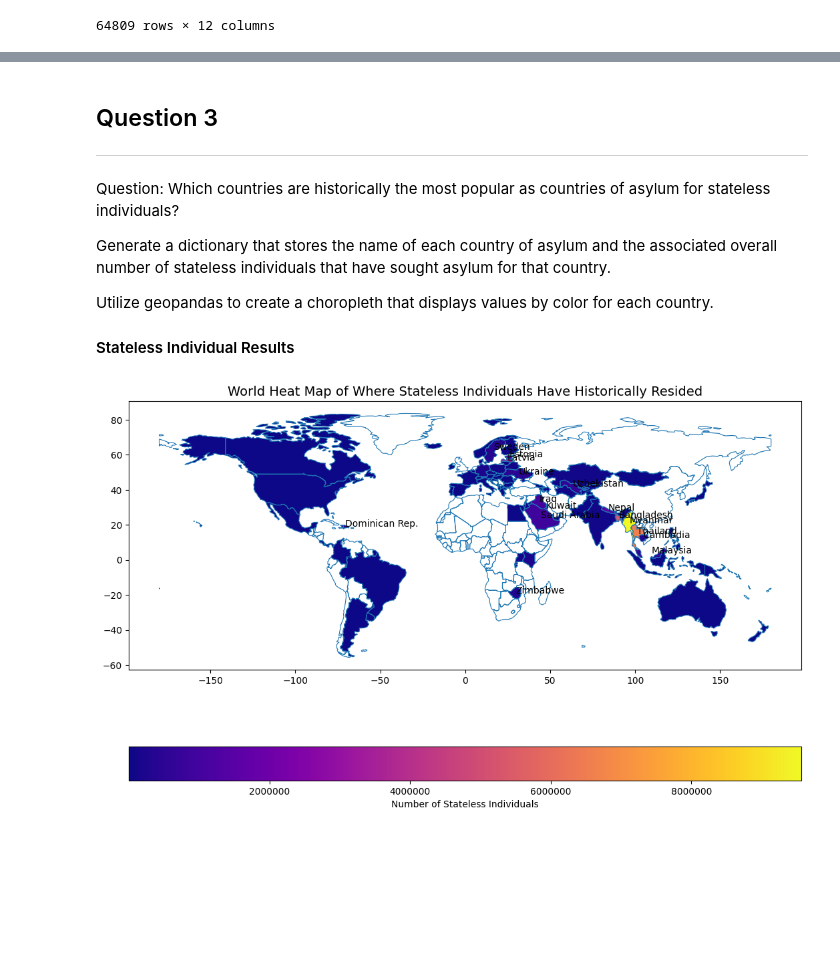
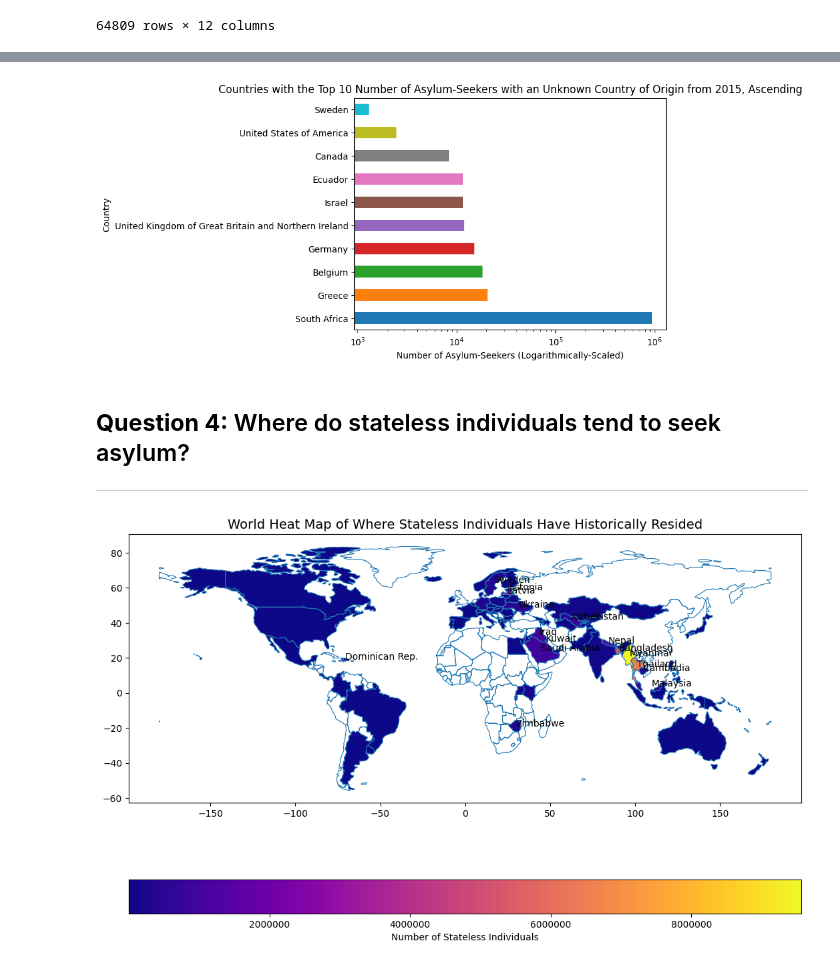
Before and after one commit to Ben-Heinze/CSCI-491-Data-Visualization, a Jupyter notebook: Final Project/RefugeeData.ipynb, the cells around one changed output, grey strips where cells are left out. Cells and saved outputs as stored; diff of their text form; code cells hidden in the pictures; blank space fills up the shorter version.

Commit message:
organized project for paper, added more links to 'helpful links'

```diff
--- a/Final Project/RefugeeData.ipynb
+++ b/Final Project/RefugeeData.ipynb
@@ -49,6 +74,6 @@ CSCI-491 - Data Visualization
 # %%
 import numpy as np
-import pandas as dp
+import pandas as pd
 import matplotlib.patches as mpatches
 import matplotlib.pyplot as plt
 import seaborn as sns
@@ -56,7 +81,7 @@ import geopandas as gpd
 import warnings
 warnings.simplefilter(action='ignore', category=FutureWarning)
 
-data = dp.read_csv("data/population.csv")
+data = pd.read_csv("data/population.csv")
 
 #removes repetitive columns (country or origin/asylum initials)
 data = data.drop(columns = ['coo','coo_iso','coa','coa_iso'])
@@ -272,15 +261,26 @@ calculate_returned_refugees_ratio(data)
-# %% [markdown]
-## Question 3
-
----
-
-Question: Which countries are historically the most popular as countries of asylum for stateless individuals?
-
-Generate a dictionary that stores the name of each country of asylum and the associated overall number of stateless individuals that have sought asylum for that country.
-
-Utilize geopandas to create a choropleth that displays values by color for each country.
-
-#### Stateless Individual Results
+# %%
+# visual to investigate spike in asylum-seekers with unknown coo as seen in previous graph
+unknownCOOData = data[(data['coo_name'] == 'Unknown') & (data['year'] == 2015) & (data['asylum_seekers'] != 0)].sort_values(by='asylum_seekers', ascending=False)
+topAsylumSeekrsUnknown = unknownCOOData.nlargest(10, ['asylum_seekers'])
+
+barColors = plt.cm.tab10(np.linspace(0, 1, 10))
+
+#topAsylumSeekrsUnknown
+ax = topAsylumSeekrsUnknown.plot(x='coa_name', y='asylum_seekers', kind='barh', legend=False, color = barColors)
+plt.title('Countries with the Top 10 Number of Asylum-Seekers with an Unknown Country of Origin from 2015, Ascending')
+plt.xlabel('Number of Asylum-Seekers (Logarithmically-Scaled)')
+plt.ylabel('Country')
+plt.xscale("log")
+plt.show()
+
+# need to look into below link:
+# https://africacheck.org/fact-checks/reports/south-africa-home-more-million-asylum-seekers-numbers-dont-add#:~:text=According%20to%20the%20report%2C%20by%20the%20end%20of,Africa%20had%20listed%20only%20463%2C900%20pending%20asylum%20claims.
+# %% [output]
+[figure, new version]
+# %% [markdown]
+## __Question 4:__ Where do stateless individuals tend to seek asylum?
+
+---
 # %%
 def generate_stateless_dictionary(data, year):
     statelessData = data # use all data initially
```
Also changed, not shown: parts of 22 cells of this notebook.
